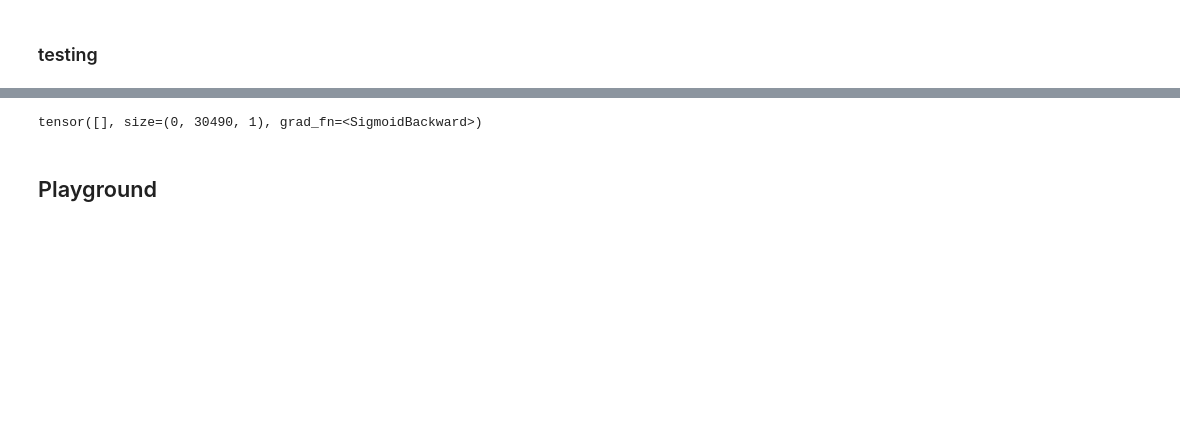
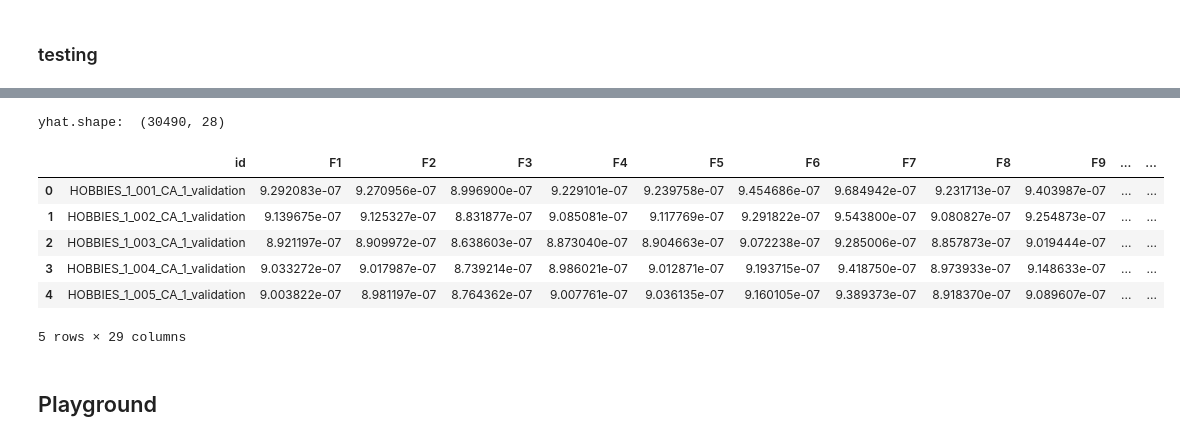
Before and after one commit to achinta/machine-learning, a Jupyter notebook: kaggle/m5-forecasting-accuracy/m5_data.ipynb, the cells around one changed output, grey strips where cells are left out. Drawn from its saved outputs; the diff is of its cells as text; code cells hidden in the pictures; blank space fills up the shorter version.

```diff
--- a/kaggle/m5-forecasting-accuracy/m5_data.ipynb
+++ b/kaggle/m5-forecasting-accuracy/m5_data.ipynb
@@ -54,7 +60,7 @@ for col in cat_cols:
     encoders[col] = encoder
 
 # change day column names to just day number
-day_cols = {col: col.split('_')[1] for col in sales.columns if col.startswith('d_')}
-sales.rename(columns=day_cols, inplace=True)
+train_day_cols = {col: col.split('_')[1] for col in sales.columns if col.startswith('d_')}
+sales.rename(columns=train_day_cols, inplace=True)
 # %% [output]
 sales.shape: (30490, 1919)
@@ -62,0 +71,5 @@ Wall time: 12.2 s
+# %%
+test_day_cols = [str(num_train_val_days + 1 + o) for o in range(56)]
+for col in test_day_cols:
+    sales[col] = 0
+print(sales.shape)
@@ -226,7 +276,7 @@ Wall time: 12.3 s
 # %%
 class M5DataSet(Dataset):
     def __init__(self,x, y, src_len, tgt_len, bsz, dstype='train'):
-        assert dstype in ['train', 'test','val']
+        assert dstype in ['train', 'test1', 'test2', 'val']
         self.x = x
         self.y = y
         self.src_len = src_len
@@ -236,10 +286,10 @@ class M5DataSet(Dataset):
 
     def __len__(self):
         if self.dstype == 'train':
-            l = (self.x.size(0) - (self.src_len + self.tgt_len))
+            l = (self.x.size(0) - (self.src_len + self.tgt_len + num_test1_days + num_test2_days))
             return l
 
-        if self.dstype == 'test':
+        if self.dstype == 'test1':
             return 1
 
         return l
@@ -248,9 +298,10 @@ class M5DataSet(Dataset):
         if self.dstype == 'train':
             # we have 30490 item_stores. We may not be able to load them all. So randomly pick bsz items.
             item_store_mask = list(np.random.randint(0, self.x.size(1),(self.bsz,)))
-        elif self.dstype == 'test':
+        elif self.dstype == 'test1':
             item_store_mask = list(np.arange(self.x.size(1)))
-            idx = self.x.size(0) - self.src_len
+            idx = self.x.size(0) - (self.src_len + self.tgt_len + num_test2_days)
+            print('test1 index - ', idx)
 
         x_src = self.x.rename(None)[idx:idx+self.src_len, item_store_mask, :]
         x_tgt = self.x.rename(None)[idx+self.src_len:idx+self.src_len+self.tgt_len, item_store_mask, :]
@@ -364,13 +421,13 @@ class SalesModel(LightningModule):
         pass
 
     def train_dataloader(self):
-        train_ds = M5DataSet(self.x, self.y, self.hparams.src_len, self.hparams.tgt_len, self.hparams.bsz)
+        train_ds = M5DataSet(self.x, self.y, self.hparams.src_len, self.hparams.tgt_len, self.hparams.bsz,dstype='train')
         print(f'train_ds.length - {len(train_ds)}')
         train_dl = DataLoader(train_ds, batch_size=1, shuffle=True, pin_memory=True)
         return train_dl
 
     def test_dataloader(self):
-        test_ds = M5DataSet(self.x, self.y, self.hparams.src_len, self.hparams.tgt_len, self.hparams.bsz, dstype='test')
+        test_ds = M5DataSet(self.x, self.y, self.hparams.src_len, self.hparams.tgt_len, self.hparams.bsz, dstype='test1')
         test_dl = DataLoader(test_ds, batch_size=1, shuffle=False)
         return test_dl
 
@@ -502,4 +560,22 @@ torch.Size([0, 30490, 1])
-# %%
-yhat_tgt
-# %% [output]
-tensor([], size=(0, 30490, 1), grad_fn=<SigmoidBackward>)
+# %%
+yhat_tgt = yhat_tgt.refine_names('days','item_store','demand')
+yhat_tgt_aligned = yhat_tgt.align_to('item_store','days','demand').squeeze(2).detach().numpy()
+print(f'yhat.shape: ', yhat_tgt_aligned.shape)
+
+# for col in test_day_cols:
+#     sales[col] = 0
+preds = pd.DataFrame()
+preds['id'] = sales['id']
+for idx in range(num_test1_days):
+    preds['F' + str(idx+1)] = yhat_tgt_aligned[:,idx]
+    preds['F' + str(idx+1)] = scalers['demand'].transform(preds[['F' + str(idx+1)]])
+preds.head()
+# %% [output]
+yhat.shape:  (30490, 28)
+|  | id | F1 | F2 | F3 | F4 | F5 | F6 | F7 | F8 | F9 | ... | ... |
+| 0 | HOBBIES_1_001_CA_1_validation | 9.292083e-07 | 9.270956e-07 | 8.996900e-07 | 9.229101e-07 | 9.239758e-07 | 9.454686e-07 | 9.684942e-07 | 9.231713e-07 | 9.403987e-07 | ... | ... |
+| 1 | HOBBIES_1_002_CA_1_validation | 9.139675e-07 | 9.125327e-07 | 8.831877e-07 | 9.085081e-07 | 9.117769e-07 | 9.291822e-07 | 9.543800e-07 | 9.080827e-07 | 9.254873e-07 | ... | ... |
+| 2 | HOBBIES_1_003_CA_1_validation | 8.921197e-07 | 8.909972e-07 | 8.638603e-07 | 8.873040e-07 | 8.904663e-07 | 9.072238e-07 | 9.285006e-07 | 8.857873e-07 | 9.019444e-07 | ... | ... |
+| 3 | HOBBIES_1_004_CA_1_validation | 9.033272e-07 | 9.017987e-07 | 8.739214e-07 | 8.986021e-07 | 9.012871e-07 | 9.193715e-07 | 9.418750e-07 | 8.973933e-07 | 9.148633e-07 | ... | ... |
+| 4 | HOBBIES_1_005_CA_1_validation | 9.003822e-07 | 8.981197e-07 | 8.764362e-07 | 9.007761e-07 | 9.036135e-07 | 9.160105e-07 | 9.389373e-07 | 8.918370e-07 | 9.089607e-07 | ... | ... |
+5 rows × 29 columns
```
Also changed, not shown: parts of 23 cells of this notebook.
